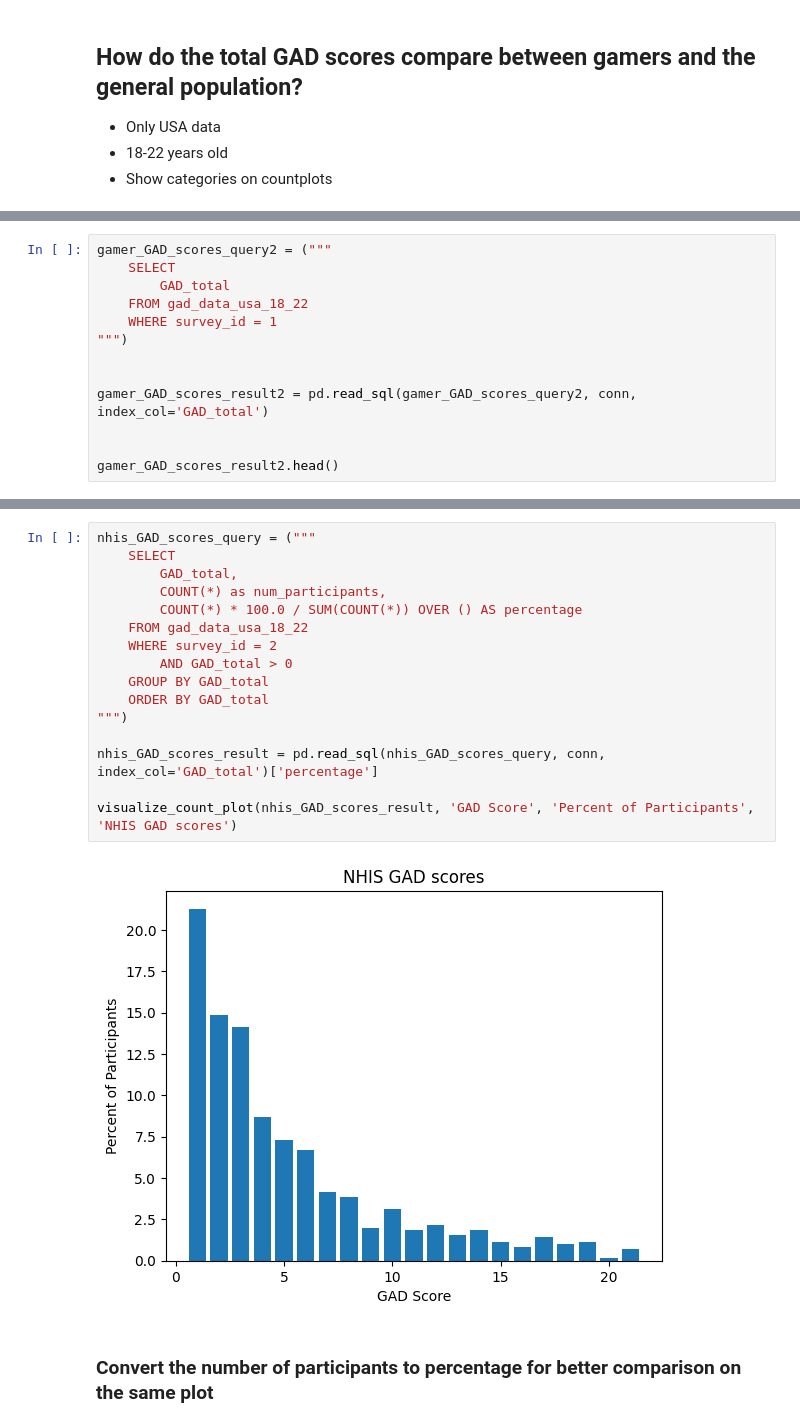
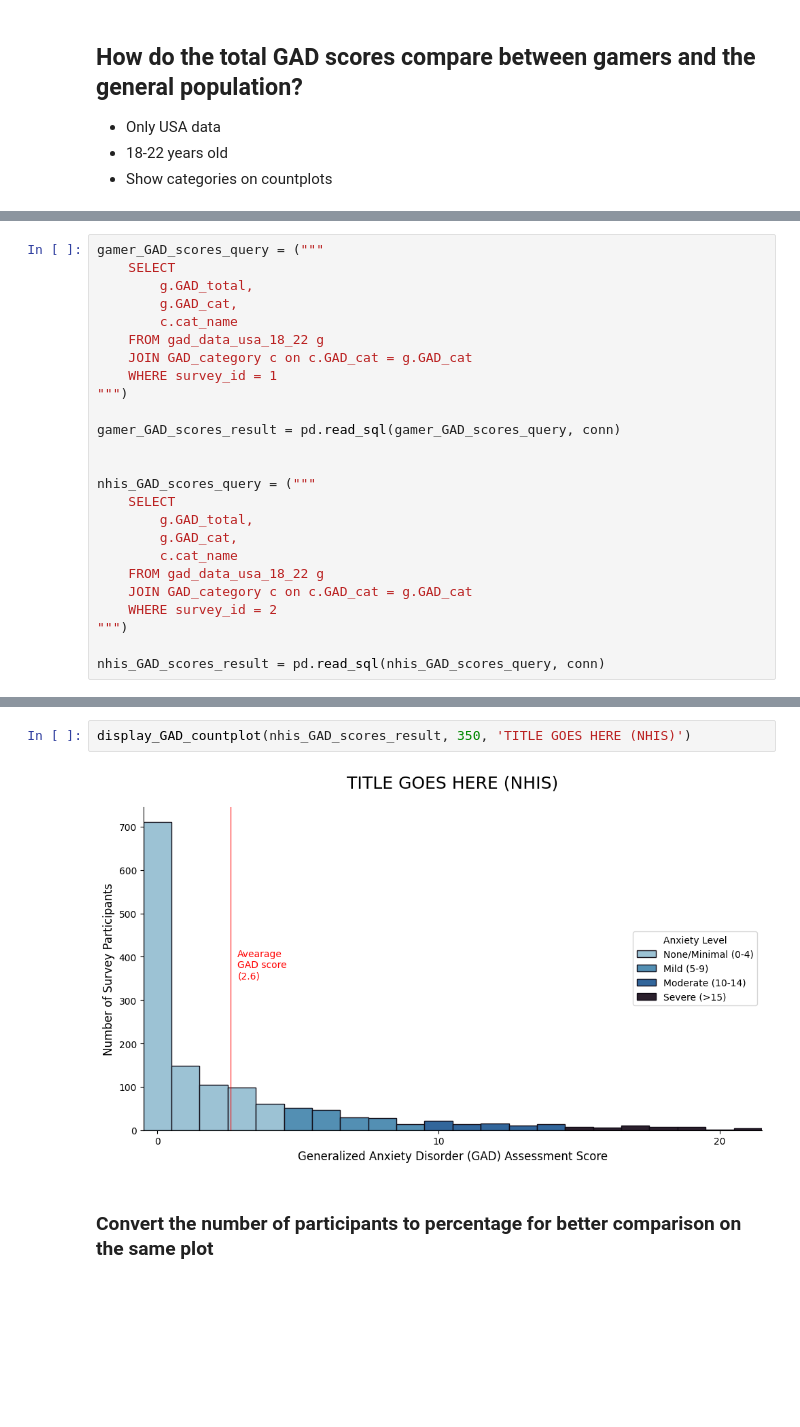
Before and after one commit to amallred/gaming-mental-health-analysis, a Jupyter notebook: notebooks/final_analysis.ipynb, the cells around one changed output, grey strips where cells are left out. Cells and saved outputs as stored; diff of their text form; blank space fills up the shorter version.

Commit message:
diaplay_GAD_countplot function

```diff
--- a/notebooks/final_analysis.ipynb
+++ b/notebooks/final_analysis.ipynb
@@ -76,13 +73,25 @@ visualize_count_plot(gamer_GAD_scores_result1, 'GAD Score', 'Percent of Particip
 # %%
-gamer_GAD_scores_query2 = ("""
+gamer_GAD_scores_query = ("""
     SELECT
-        GAD_total
-    FROM gad_data_usa_18_22
+        g.GAD_total,
+        g.GAD_cat,
+        c.cat_name
+    FROM gad_data_usa_18_22 g
+    JOIN GAD_category c on c.GAD_cat = g.GAD_cat
     WHERE survey_id = 1
 """)
 
-
-gamer_GAD_scores_result2 = pd.read_sql(gamer_GAD_scores_query2, conn, index_col='GAD_total')
+gamer_GAD_scores_result = pd.read_sql(gamer_GAD_scores_query, conn)
 
 
-gamer_GAD_scores_result2.head()
+nhis_GAD_scores_query = ("""
+    SELECT
+        g.GAD_total,
+        g.GAD_cat,
+        c.cat_name
+    FROM gad_data_usa_18_22 g
+    JOIN GAD_category c on c.GAD_cat = g.GAD_cat
+    WHERE survey_id = 2
+""")
+
+nhis_GAD_scores_result = pd.read_sql(nhis_GAD_scores_query, conn)
@@ -107,21 +171,7 @@ NameError: name 'gamer_GAD_scores_result' is not defined
 # %%
-nhis_GAD_scores_query = ("""
-    SELECT
-        GAD_total,
-        COUNT(*) as num_participants,
-        COUNT(*) * 100.0 / SUM(COUNT(*)) OVER () AS percentage
-    FROM gad_data_usa_18_22
-    WHERE survey_id = 2
-        AND GAD_total > 0
-    GROUP BY GAD_total
-    ORDER BY GAD_total
-""")
-
-nhis_GAD_scores_result = pd.read_sql(nhis_GAD_scores_query, conn, index_col='GAD_total')['percentage']
-
-visualize_count_plot(nhis_GAD_scores_result, 'GAD Score', 'Percent of Participants', 'NHIS GAD scores')
+display_GAD_countplot(nhis_GAD_scores_result, 350, 'TITLE GOES HERE (NHIS)')
 # %% [output]
-[figure, old version]
+[figure, new version]
 # %% [markdown]
 ### Convert the number of participants to percentage for better comparison on the same plot
 # %% [markdown]
```
Also changed, not shown: parts of 5 cells of this notebook.
